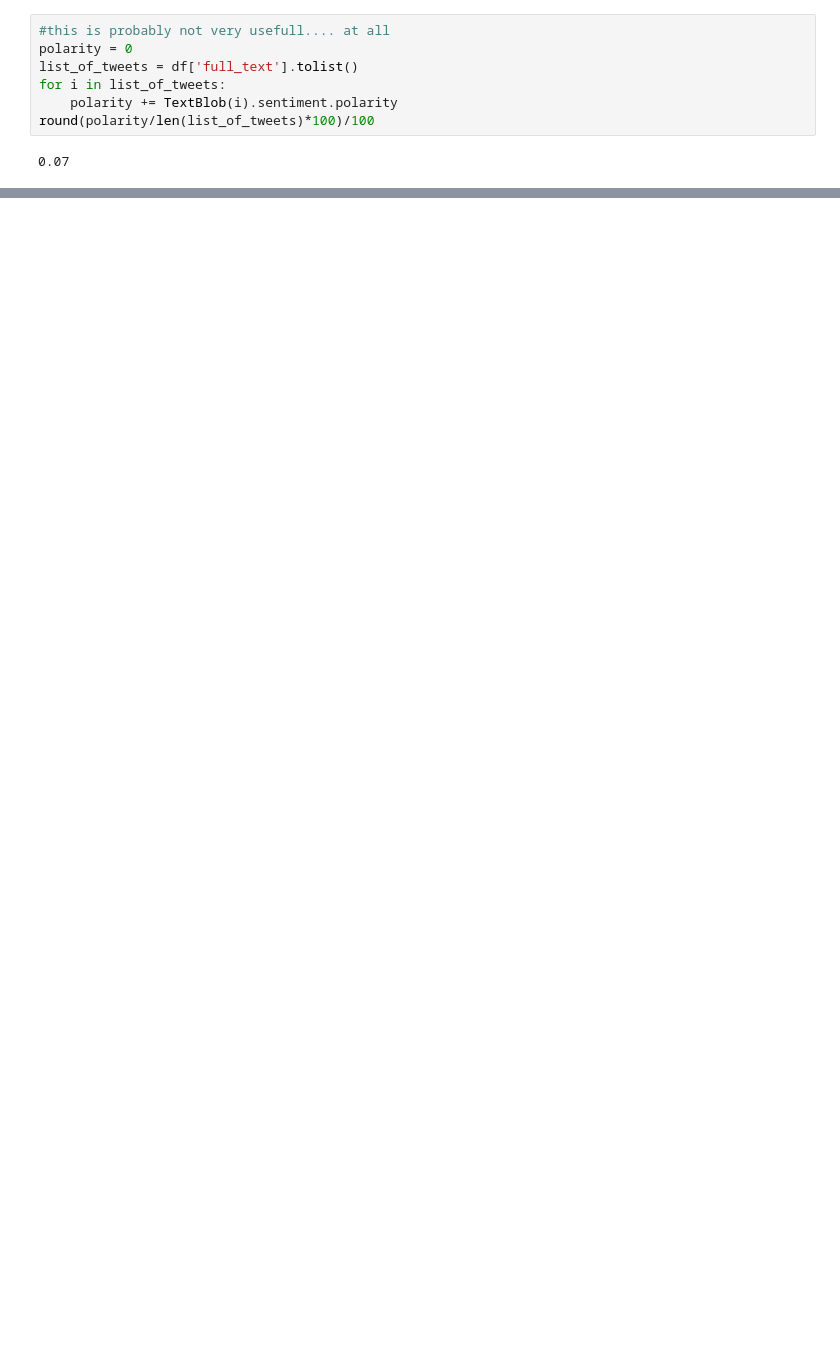
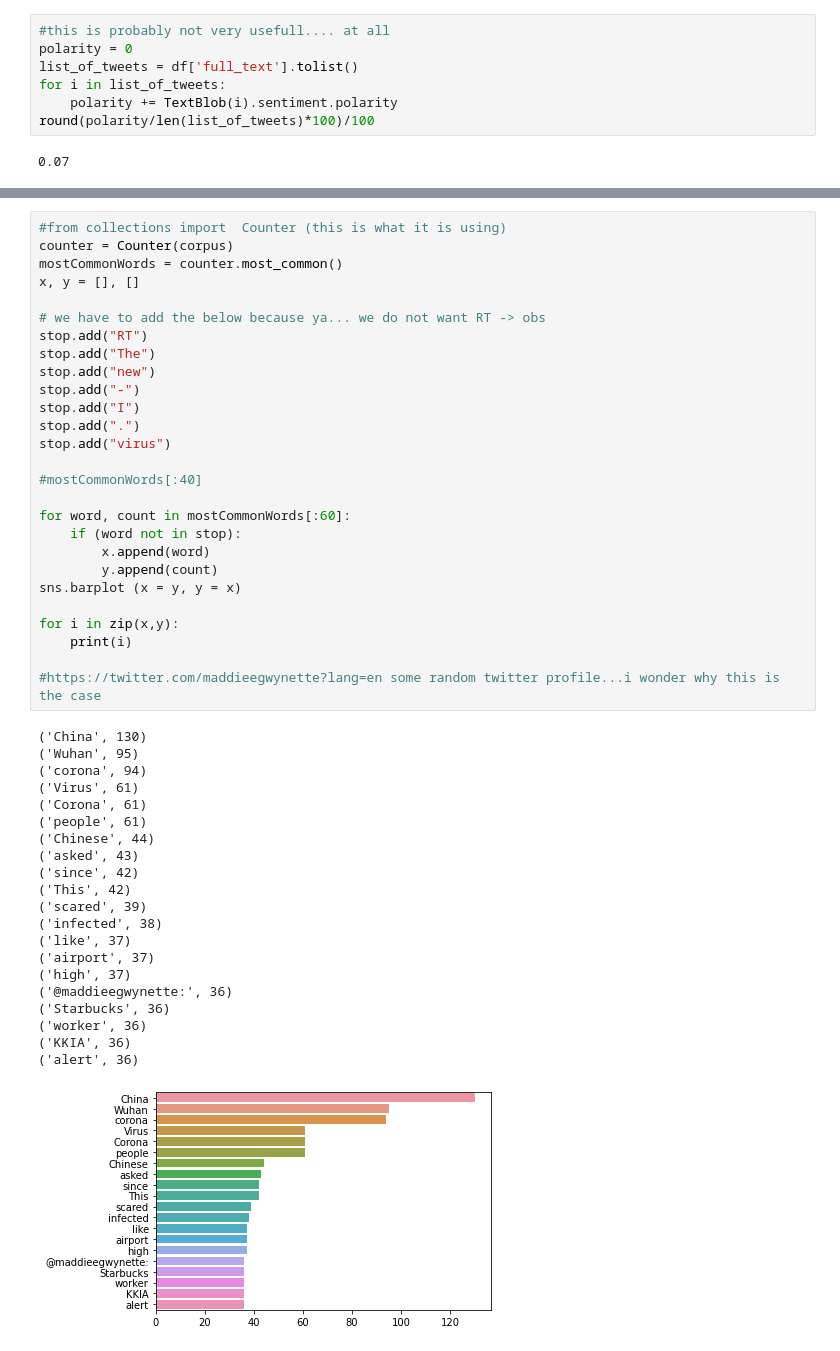
Before and after one commit to tomashege/research_project, a Jupyter notebook: Tomas/sentiment.ipynb, the cells around one changed output, grey strips where cells are left out. Drawn from its saved outputs; the diff is of its cells as text; blank space fills up the shorter version.

```diff
--- a/Tomas/sentiment.ipynb
+++ b/Tomas/sentiment.ipynb
@@ -63,0 +121,49 @@ round(polarity/len(list_of_tweets)*100)/100
+# %%
+#from collections import  Counter (this is what it is using)
+counter = Counter(corpus)
+mostCommonWords = counter.most_common()
+x, y = [], []
+
+# we have to add the below because ya... we do not want RT -> obs
+stop.add("RT")
+stop.add("The")
+stop.add("new")
+stop.add("-")
+stop.add("I")
+stop.add(".")
+stop.add("virus")
+
+#mostCommonWords[:40]
+
+for word, count in mostCommonWords[:60]:
+    if (word not in stop):
+        x.append(word)
+        y.append(count)
+sns.barplot (x = y, y = x)
+
+for i in zip(x,y):
+    print(i)
+
+#https://twitter.com/maddieegwynette?lang=en some random twitter profile...i wonder why this is the case
+# %% [output]
+('China', 130)
+('Wuhan', 95)
+('corona', 94)
+('Virus', 61)
+('Corona', 61)
+('people', 61)
+('Chinese', 44)
+('asked', 43)
+('since', 42)
+('This', 42)
+('scared', 39)
+('infected', 38)
+('like', 37)
+('airport', 37)
+('high', 37)
+('@maddieegwynette:', 36)
+('Starbucks', 36)
+('worker', 36)
+('KKIA', 36)
+('alert', 36)
+[figure, added]
```
Also changed, not shown: parts of 27 cells of this notebook, 5 other files.
